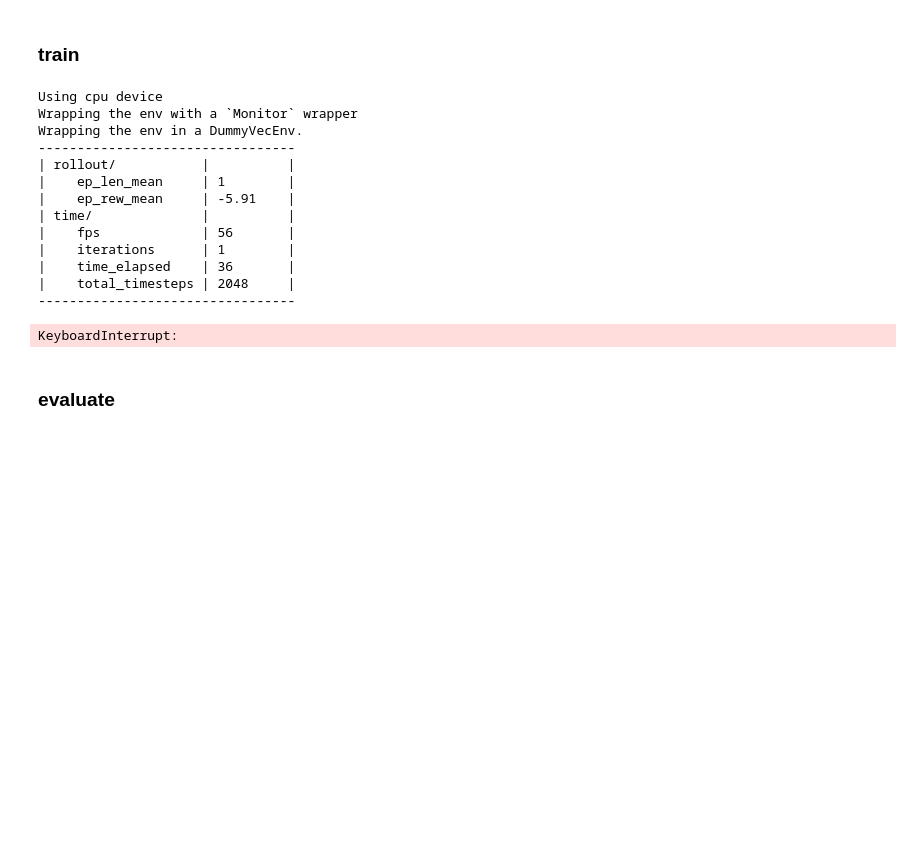
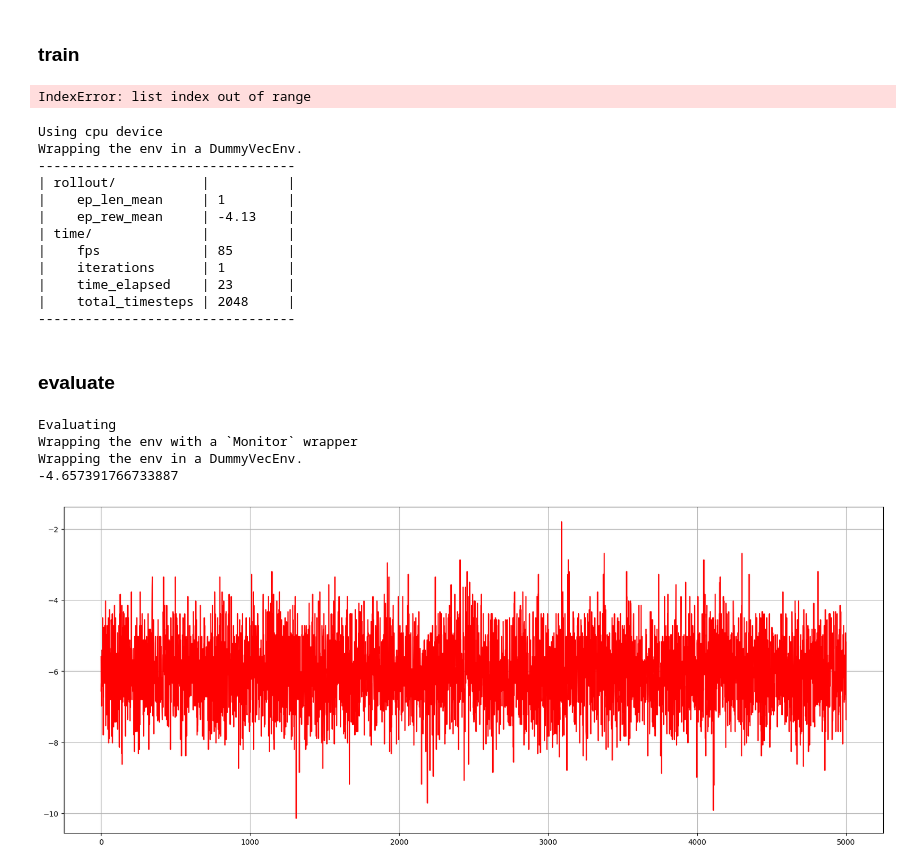
Before and after one commit to DoHyung08/geneProject, a Jupyter notebook: train.ipynb, the cells around one changed output. Drawn from its saved outputs; the diff is of its cells as text; code cells hidden in the pictures; blank space fills up the shorter version.

Commit message:
another gene play

```diff
--- a/train.ipynb
+++ b/train.ipynb
@@ -4,54 +4,81 @@
 from stable_baselines3.common.env_checker import check_env
 from geneEnv import geneEnv
 
-env = geneEnv(1,50,100)
+env = geneEnv(2,32,80)
 # It will check your custom environment and output additional warnings if needed
 check_env(env)
+# %% [output]
+IndexError: list index out of range
 # %%
 import gymnasium as gym
 
 from stable_baselines3 import PPO
-#from stable_baselines3 import A2C
-#from stable_baselines3.common.env_util import make_atari_env
 from stable_baselines3.common.vec_env import VecFrameStack
+from stable_baselines3.common.monitor import Monitor
 from geneEnv import geneEnv
 
 
 
-env = geneEnv(1,50,100)
+env = geneEnv(2,32,80)
+env = Monitor(env, filename='result/TwoDise/monitor.csv')
 
 # print(f"Observation space: {env.observation_space}")
 # print(f"Action space: {env.action_space}")
 # print(f"Sample observation: {env.reset()}")
 
 model = PPO("MlpPolicy", env, verbose=1,n_epochs=20)
-model.learn(total_timesteps=100_0000)
-model.save("trained_model")
+model.learn(total_timesteps=100_0)
+model.save("result/TwoDise/trained_model")
 # %% [output]
 Using cpu device
-Wrapping the env with a `Monitor` wrapper
 Wrapping the env in a DummyVecEnv.
 ---------------------------------
 | rollout/           |          |
 |    ep_len_mean     | 1        |
-|    ep_rew_mean     | -5.91    |
+|    ep_rew_mean     | -4.13    |
 | time/              |          |
-|    fps             | 56       |
+|    fps             | 85       |
 |    iterations      | 1        |
-|    time_elapsed    | 36       |
+|    time_elapsed    | 23       |
 |    total_timesteps | 2048     |
 ---------------------------------
-KeyboardInterrupt:
 # %% [markdown]
 ### evaluate
 # %%
 from stable_baselines3 import PPO
+from geneEnv import geneEnv
 
-model = PPO.load('trained_model_100_0000_time_step')
+model = PPO.load('trained_model.zip')
 
 print("Evaluating")
-env = model.get_env()
-obs = env.reset()
-for i in range(1000):
-    action, _states = model.predict(obs, deterministic=True)
-    obs, reward, done, info = env.step(action)
+#env = model.get_env()
+env = geneEnv(1,50,100)
+model.set_env(env)
+
+
+#check_env(env)
+
+
+obs, _ = env.reset()
+
+reward_list = []
+for i in range(100):
+    action, _ = model.predict(obs, deterministic=True)
+    obs, reward, done, _, info = env.step(action)
+    reward_list.append(reward)
+
+print(sum(reward_list)/len(reward_list))
+# %% [output]
+Evaluating
+Wrapping the env with a `Monitor` wrapper
+Wrapping the env in a DummyVecEnv.
+-4.657391766733887
+# %%
+import matplotlib.pyplot as plt
+
+plt.figure(figsize=(20,8))
+plt.plot(reward_list,'r')
+plt.grid(True)
+plt.show()
+# %% [output]
+[figure, added]
```
Also changed, not shown: 3 other files.
